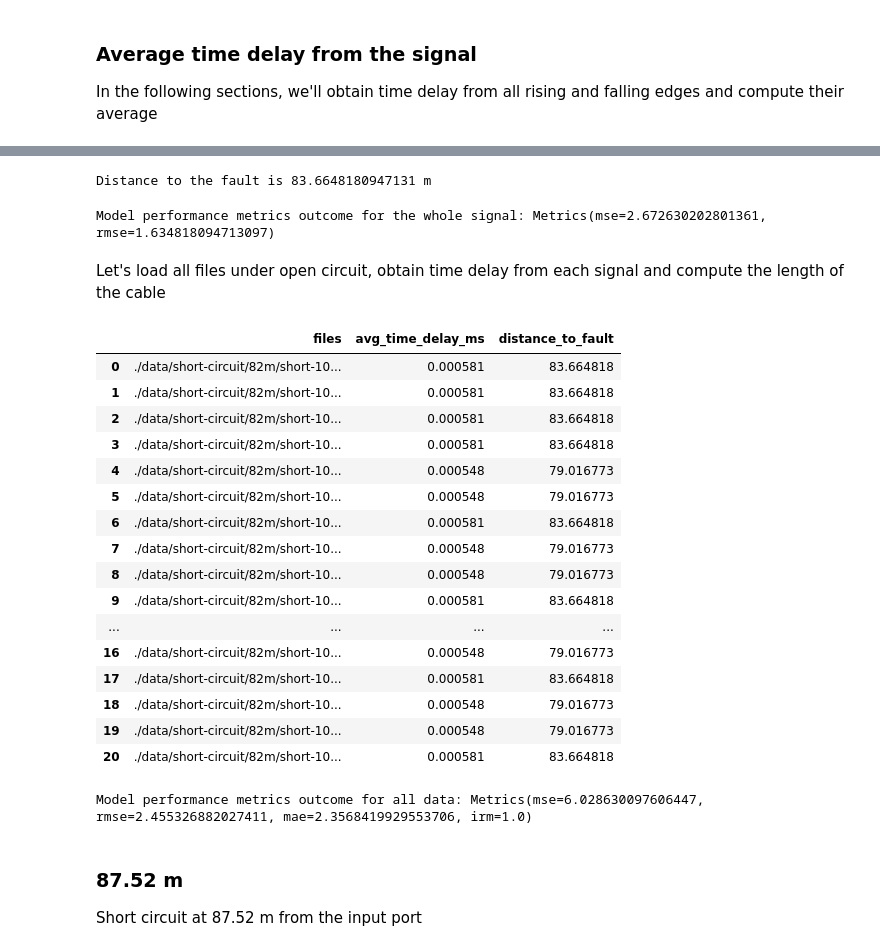
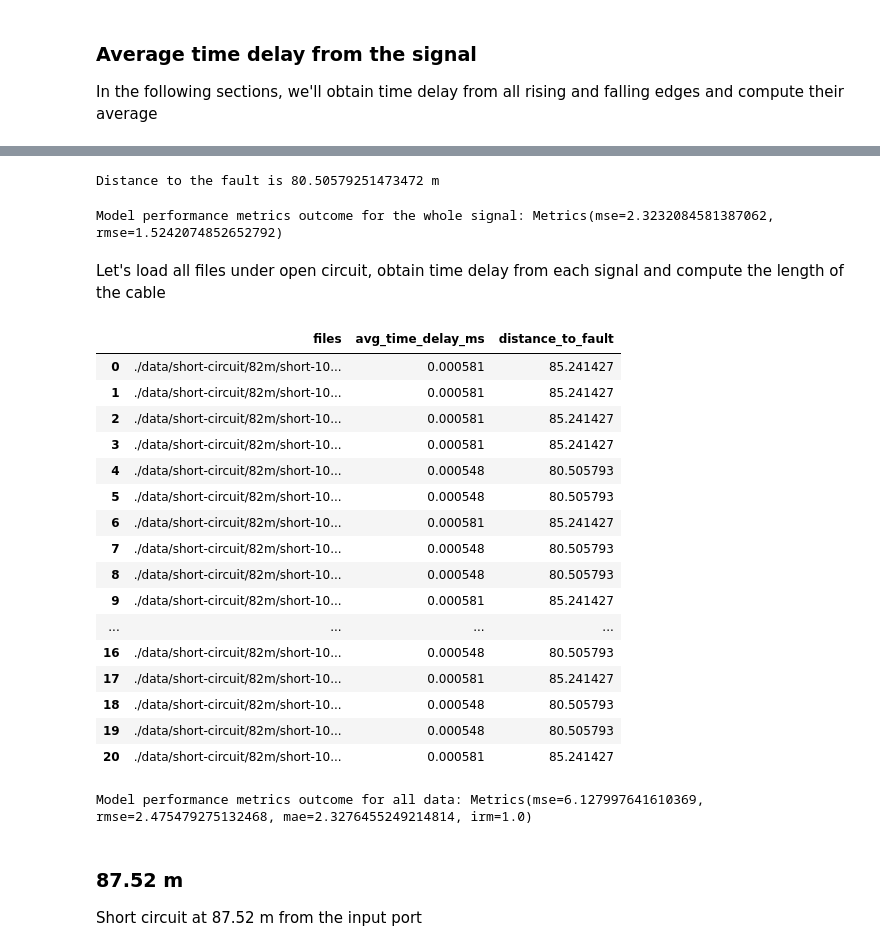
Before and after one commit to DeKUT-DSAIL/electric-fence-fault-detector-and-localiser, a Jupyter notebook: tdr/82-and-88m-shortcircuit.ipynb, the cells around one changed output, grey strips where cells are left out. Saved outputs shown, nothing was run; the diff lists cells and outputs as text; code cells hidden in the pictures.

```diff
--- a/tdr/82-and-88m-shortcircuit.ipynb
+++ b/tdr/82-and-88m-shortcircuit.ipynb
@@ -8,6 +8,8 @@ import tdr_utils as ut
 config = configparser.ConfigParser()
 config.read('tdr-parameters.ini')
 
+c = float(config['signal']['c']) #speed of light
+vf = float(config['signal']['vf']) #velocity factor
 threshold = int(config['signal']['threshold'])
 frequency = float(config['signal']['frequency'])
 duty_cycle = float(config['signal']['duty_cycle'])
@@ -20,7 +22,6 @@ overlap_offset = int(config['search']['overlap_offset']) #number of samples to o
 win_size = int(config['win_interest']['win_size'])
 prior_samples = int(config['win_interest']['prior_samples']) # samples to consider before rising/falling edge index
 
-
 _num_edges = 1
 overlap_threshold = duty_cycle * (sampling_rate / frequency) - overlap_offset
 t = np.linspace(0, num_samples / sampling_rate, num=num_samples) * 1000 #time in milliseconds
@@ -144,71 +144,71 @@ Average time delay is 0.0005807032316134866 ms
 # %%
 #let's compute distance to the fault using the average time delay
-p_short_fault = ut.fault_point(avg_t_short_82m_delay)
+p_short_fault = ut.fault_point(avg_t_short_82m_delay, c, vf)
 
 print('Distance to the fault is {} m'.format(p_short_fault))
 # %% [output]
-Distance to the fault is 83.6648180947131 m
+Distance to the fault is 80.50579251473472 m
 # %%
 #model performance
 performance = ut.performance_metrics(82.03, p_short_fault, metrics=['mse'])
 print('Model performance metrics outcome for the whole signal:', performance)
 # %% [output]
-Model performance metrics outcome for the whole signal: Metrics(mse=2.672630202801361, rmse=1.634818094713097)
+Model performance metrics outcome for the whole signal: Metrics(mse=2.3232084581387062, rmse=1.5242074852652792)
 # %% [markdown]
 Let's load all files under open circuit, obtain time delay from each signal and compute the length of the cable
 # %%
 short_82m_circuit_files = {}
 files = []
 avg_time_delay_ms = []
 distance_to_fault = []
 e_values = []
 paths = ut.file_paths(short_82m_files_dir) #generate paths to each file
 
 for file_path in paths:
     v_short_82m = ut.file_loader(file_path) #load the file
     valid_file = ut.file_validity(v_short_82m, num_samples, threshold) #check if there was a bus conflict while saving the file
 
     if valid_file:
         short_82m_edges_indices = ut.edges_detection(v_short_82m, t, num_edges, win_size, prior_samples, overlap_threshold)
         avg_t_short_82m_delay,  t_short_82m_delays = ut.avg_delay(short_82m_edges_indices, win_size, v_short_82m, t, prior_samples, display=False)
-        p_short_fault = ut.fault_point(avg_t_short_82m_delay)
+        p_short_fault = ut.fault_point(avg_t_short_82m_delay, c, vf)
 
         files.append(file_path)
         avg_time_delay_ms.append(avg_t_short_82m_delay)
         distance_to_fault.append(p_short_fault)
         e_values.append(82.03)
 
 short_82m_circuit_files = {'files': files,
                       'avg_time_delay_ms': avg_time_delay_ms,
                       'distance_to_fault': distance_to_fault}
 
 df_short_82m = pd.DataFrame(short_82m_circuit_files)
 
 df_short_82m
 # %% [output]
 |  | files | avg_time_delay_ms | distance_to_fault |
-| 0 | ./data/short-circuit/82m/short-10... | 0.000581 | 83.664818 |
-| 1 | ./data/short-circuit/82m/short-10... | 0.000581 | 83.664818 |
-| 2 | ./data/short-circuit/82m/short-10... | 0.000581 | 83.664818 |
-| 3 | ./data/short-circuit/82m/short-10... | 0.000581 | 83.664818 |
-| 4 | ./data/short-circuit/82m/short-10... | 0.000548 | 79.016773 |
-| 5 | ./data/short-circuit/82m/short-10... | 0.000548 | 79.016773 |
-| 6 | ./data/short-circuit/82m/short-10... | 0.000581 | 83.664818 |
-| 7 | ./data/short-circuit/82m/short-10... | 0.000548 | 79.016773 |
-| 8 | ./data/short-circuit/82m/short-10... | 0.000548 | 79.016773 |
-| 9 | ./data/short-circuit/82m/short-10... | 0.000581 | 83.664818 |
+| 0 | ./data/short-circuit/82m/short-10... | 0.000581 | 85.241427 |
+| 1 | ./data/short-circuit/82m/short-10... | 0.000581 | 85.241427 |
+| 2 | ./data/short-circuit/82m/short-10... | 0.000581 | 85.241427 |
+| 3 | ./data/short-circuit/82m/short-10... | 0.000581 | 85.241427 |
+| 4 | ./data/short-circuit/82m/short-10... | 0.000548 | 80.505793 |
+| 5 | ./data/short-circuit/82m/short-10... | 0.000548 | 80.505793 |
+| 6 | ./data/short-circuit/82m/short-10... | 0.000581 | 85.241427 |
+| 7 | ./data/short-circuit/82m/short-10... | 0.000548 | 80.505793 |
+| 8 | ./data/short-circuit/82m/short-10... | 0.000548 | 80.505793 |
+| 9 | ./data/short-circuit/82m/short-10... | 0.000581 | 85.241427 |
 | ... | ... | ... | ... |
-| 16 | ./data/short-circuit/82m/short-10... | 0.000548 | 79.016773 |
-| 17 | ./data/short-circuit/82m/short-10... | 0.000581 | 83.664818 |
-| 18 | ./data/short-circuit/82m/short-10... | 0.000548 | 79.016773 |
-| 19 | ./data/short-circuit/82m/short-10... | 0.000548 | 79.016773 |
-| 20 | ./data/short-circuit/82m/short-10... | 0.000581 | 83.664818 |
+| 16 | ./data/short-circuit/82m/short-10... | 0.000548 | 80.505793 |
+| 17 | ./data/short-circuit/82m/short-10... | 0.000581 | 85.241427 |
+| 18 | ./data/short-circuit/82m/short-10... | 0.000548 | 80.505793 |
+| 19 | ./data/short-circuit/82m/short-10... | 0.000548 | 80.505793 |
+| 20 | ./data/short-circuit/82m/short-10... | 0.000581 | 85.241427 |
 # %%
 #model performance
 performance = ut.performance_metrics(e_values, distance_to_fault)
 print('Model performance metrics outcome for all data:', performance)
 # %% [output]
-Model performance metrics outcome for all data: Metrics(mse=6.028630097606447, rmse=2.455326882027411, mae=2.3568419929553706, irm=1.0)
+Model performance metrics outcome for all data: Metrics(mse=6.127997641610369, rmse=2.475479275132468, mae=2.3276455249214814, irm=1.0)
 # %% [markdown]
 ### 87.52 m
 Short circuit at 87.52 m from the input port
```
Also changed, not shown: parts of 32 cells of this notebook, 13 other files.
